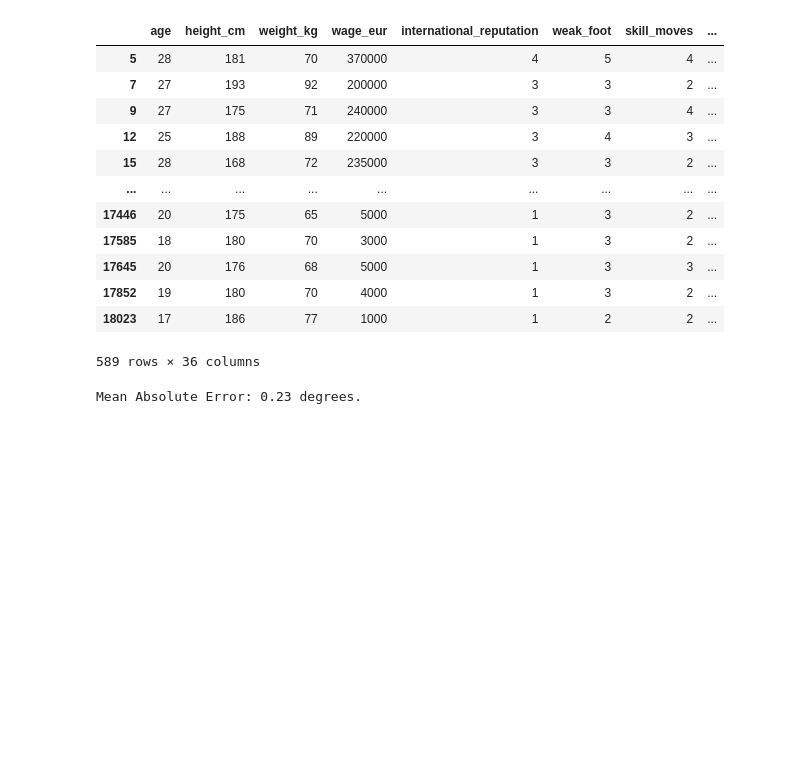
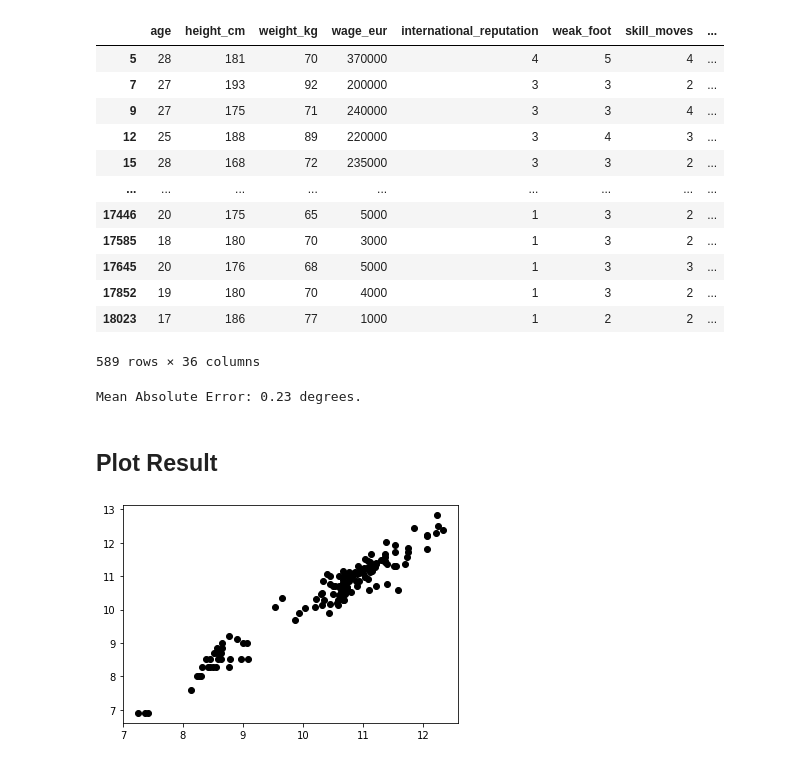
Before and after one commit to magne-matias/Salarios_FIFA20, a Jupyter notebook: Fifa_Salary.ipynb, the cells around one changed output. Saved outputs shown, nothing was run; the diff lists cells and outputs as text; code cells hidden in the pictures; blank space fills up the shorter version.

```diff
--- a/Fifa_Salary.ipynb
+++ b/Fifa_Salary.ipynb
@@ -145,3 +145,10 @@ errors = abs(predictions - test_labels)
 print('Mean Absolute Error:', round(np.mean(errors), 2), 'degrees.')
 # %% [output]
 Mean Absolute Error: 0.23 degrees.
+# %% [markdown]
+## Plot Result
+# %%
+import matplotlib.pyplot as plt
+plt.plot(predictions, test_labels, 'o', color='black');
+# %% [output]
+[figure, added]
```
